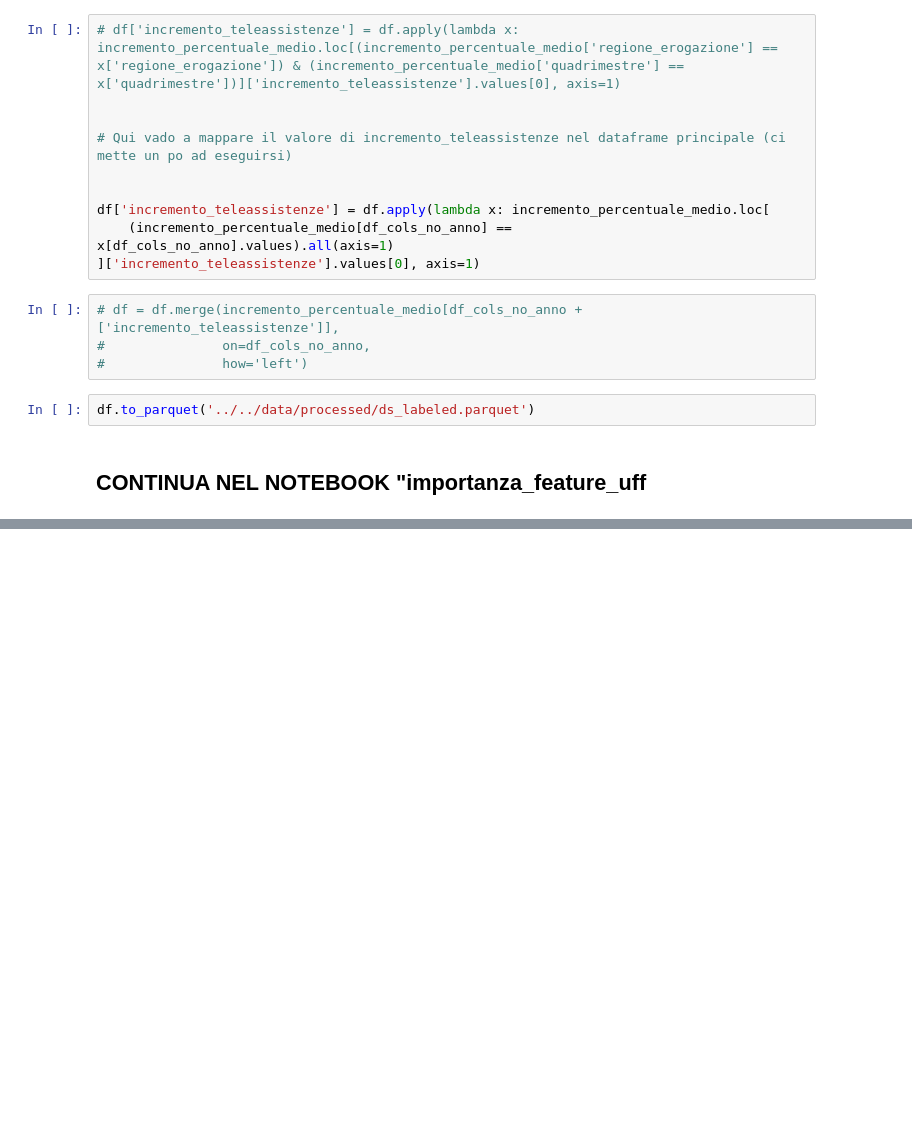
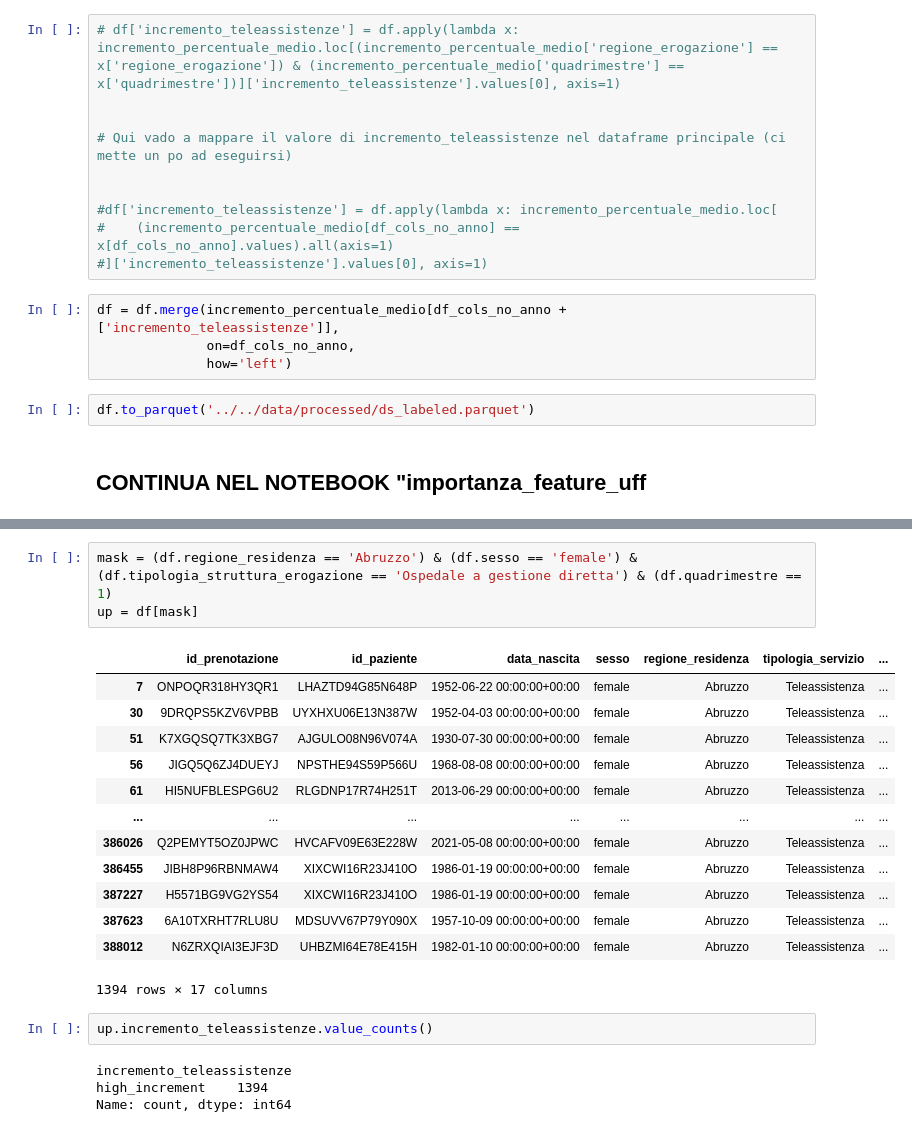
Before and after one commit to AlessiaRossi/Teleassistance-Supervised-Clustering, a Jupyter notebook: notebooks/EDA/feature_extraction_incremento.ipynb, the cells around one changed output, grey strips where cells are left out. Cells and saved outputs as stored; diff of their text form; blank space fills up the shorter version.

Commit message:
study of incremento_teleassistenza using mask

```diff
--- a/notebooks/EDA/feature_extraction_incremento.ipynb
+++ b/notebooks/EDA/feature_extraction_incremento.ipynb
@@ -252,13 +269,13 @@ incremento_percentuale_medio.sort_values(by=['incremento_percentuale'], ascendin
 # Qui vado a mappare il valore di incremento_teleassistenze nel dataframe principale (ci mette un po ad eseguirsi)
 
 
-df['incremento_teleassistenze'] = df.apply(lambda x: incremento_percentuale_medio.loc[
-    (incremento_percentuale_medio[df_cols_no_anno] == x[df_cols_no_anno].values).all(axis=1)
-]['incremento_teleassistenze'].values[0], axis=1)
+#df['incremento_teleassistenze'] = df.apply(lambda x: incremento_percentuale_medio.loc[
+#    (incremento_percentuale_medio[df_cols_no_anno] == x[df_cols_no_anno].values).all(axis=1)
+#]['incremento_teleassistenze'].values[0], axis=1)
 # %%
-# df = df.merge(incremento_percentuale_medio[df_cols_no_anno + ['incremento_teleassistenze']],
-#               on=df_cols_no_anno,
-#               how='left')
+df = df.merge(incremento_percentuale_medio[df_cols_no_anno + ['incremento_teleassistenze']],
+              on=df_cols_no_anno,
+              how='left')
 # %%
 df.to_parquet('../../data/processed/ds_labeled.parquet')
 # %% [markdown]
@@ -265,0 +290,23 @@ df.to_parquet('../../data/processed/ds_labeled.parquet')
+# %%
+mask = (df.regione_residenza == 'Abruzzo') & (df.sesso == 'female') & (df.tipologia_struttura_erogazione == 'Ospedale a gestione diretta') & (df.quadrimestre == 1)
+up = df[mask]
+# %% [output]
+|  | id_prenotazione | id_paziente | data_nascita | sesso | regione_residenza | tipologia_servizio | ... |
+| 7 | ONPOQR318HY3QR1 | LHAZTD94G85N648P | 1952-06-22 00:00:00+00:00 | female | Abruzzo | Teleassistenza | ... |
+| 30 | 9DRQPS5KZV6VPBB | UYXHXU06E13N387W | 1952-04-03 00:00:00+00:00 | female | Abruzzo | Teleassistenza | ... |
+| 51 | K7XGQSQ7TK3XBG7 | AJGULO08N96V074A | 1930-07-30 00:00:00+00:00 | female | Abruzzo | Teleassistenza | ... |
+| 56 | JIGQ5Q6ZJ4DUEYJ | NPSTHE94S59P566U | 1968-08-08 00:00:00+00:00 | female | Abruzzo | Teleassistenza | ... |
+| 61 | HI5NUFBLESPG6U2 | RLGDNP17R74H251T | 2013-06-29 00:00:00+00:00 | female | Abruzzo | Teleassistenza | ... |
+| ... | ... | ... | ... | ... | ... | ... | ... |
+| 386026 | Q2PEMYT5OZ0JPWC | HVCAFV09E63E228W | 2021-05-08 00:00:00+00:00 | female | Abruzzo | Teleassistenza | ... |
+| 386455 | JIBH8P96RBNMAW4 | XIXCWI16R23J410O | 1986-01-19 00:00:00+00:00 | female | Abruzzo | Teleassistenza | ... |
+| 387227 | H5571BG9VG2YS54 | XIXCWI16R23J410O | 1986-01-19 00:00:00+00:00 | female | Abruzzo | Teleassistenza | ... |
+| 387623 | 6A10TXRHT7RLU8U | MDSUVV67P79Y090X | 1957-10-09 00:00:00+00:00 | female | Abruzzo | Teleassistenza | ... |
+| 388012 | N6ZRXQIAI3EJF3D | UHBZMI64E78E415H | 1982-01-10 00:00:00+00:00 | female | Abruzzo | Teleassistenza | ... |
+1394 rows × 17 columns
+# %%
+up.incremento_teleassistenze.value_counts()
+# %% [output]
+incremento_teleassistenze
+high_increment    1394
+Name: count, dtype: int64
```
Also changed, not shown: parts of 3 cells of this notebook.
